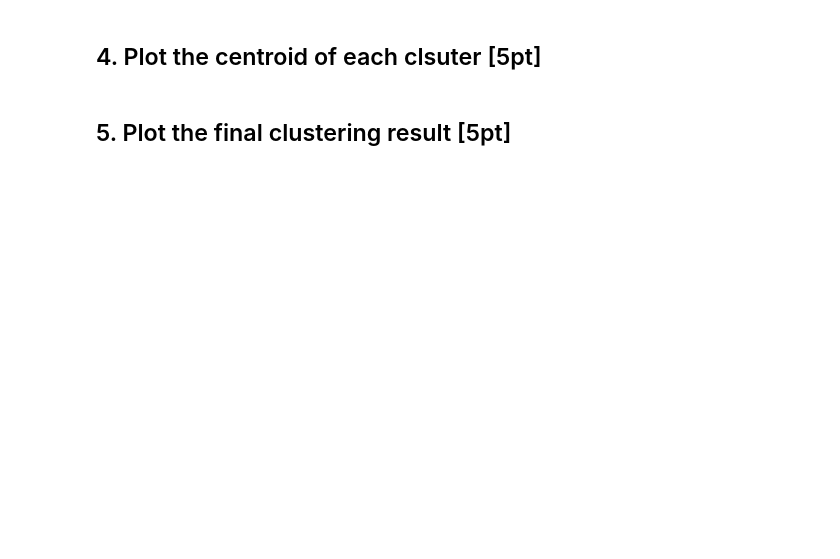
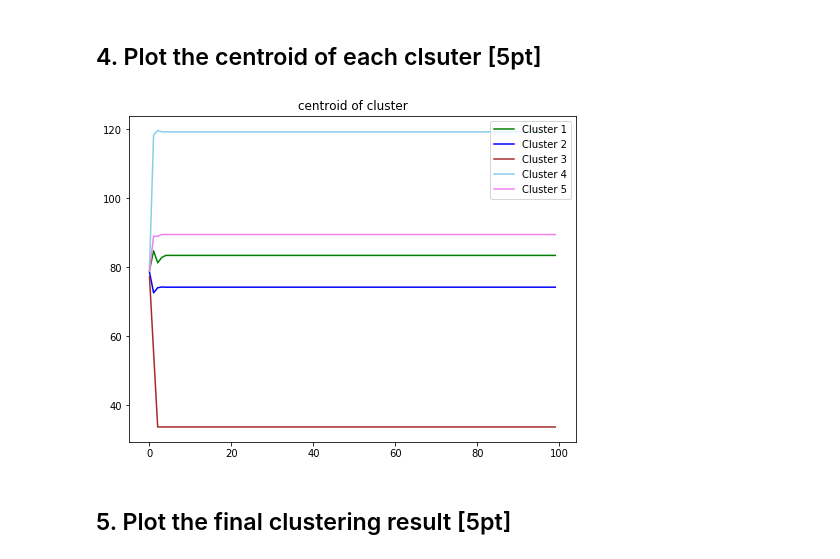
Before and after one commit to minjoong507/Machine-learning-project, a Jupyter notebook: 7week/assignment-07.ipynb, the cells around one changed output. Cells and saved outputs as stored; diff of their text form; code cells hidden in the pictures; blank space fills up the shorter version.

```diff
--- a/7week/assignment-07.ipynb
+++ b/7week/assignment-07.ipynb
@@ -184,4 +184,15 @@ plt.show()
 # %% [markdown]
 ## 4. Plot the centroid of each clsuter [5pt]
+# %%
+fig = plt.figure(figsize=(8,6))
+
+for i in range(len(centroid_curv)):
+    plt.plot([i for i in range(len(centroid_curv[i]))], centroid_curv[i], c = color_list[i], label = name_list[i])
+
+plt.title('centroid of cluster')
+plt.legend(loc = 'upper right')
+plt.show()
+# %% [output]
+[figure, added]
 # %% [markdown]
 ## 5. Plot the final clustering result [5pt]
```
Also changed, not shown: parts of 5 cells of this notebook.
